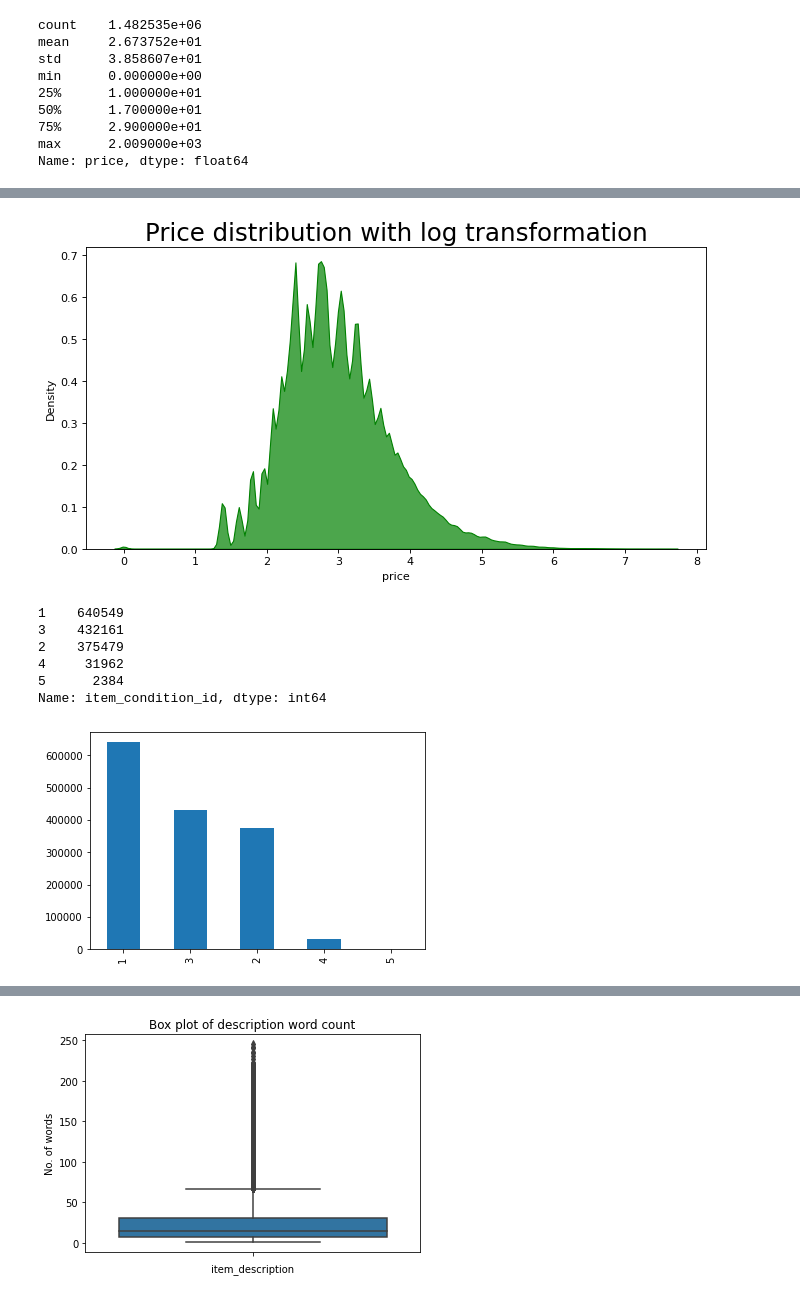
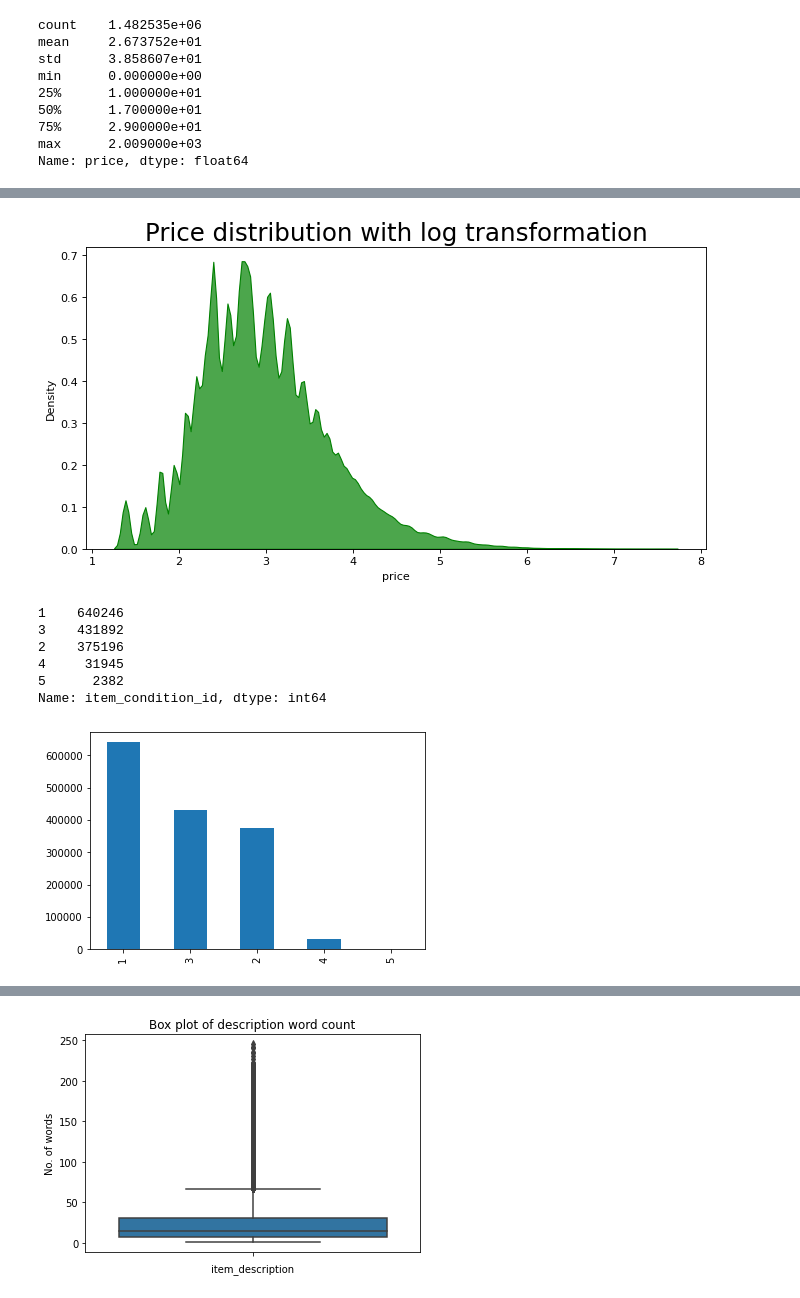
Before and after one commit to danielecaliari/AML, a Jupyter notebook: progetto_AML.ipynb, the cells around one changed output, grey strips where cells are left out. Drawn from its saved outputs; the diff is of its cells as text; code cells hidden in the pictures.

```diff
--- a/progetto_AML.ipynb
+++ b/progetto_AML.ipynb
@@ -185,13 +193,16 @@ plt.show()
 # %%
 # log transformation for the price
 def log_price(price):
     return np.log1p(price) #changes
 
 train['price'] = train['price'].apply(lambda x: log_price(x))
+target_label = train['price']
+train.drop('price', axis = 1, inplace = True)
+
 
 plt.figure(figsize=(10,5), dpi= 80)
-sns.kdeplot(train['price'], shade=True, color="g", alpha=.7)
+sns.kdeplot(target_label, shade=True, color="g", alpha=.7)
 plt.title('Price distribution with log transformation', fontsize=22)
 plt.show()
 # %% [output]
-[figure, old version]
+[figure, new version]
@@ -201,11 +214,11 @@ plt.show()
 print(train['item_condition_id'].value_counts())
 train['item_condition_id'].value_counts().plot(kind='bar');
 # %% [output]
-1    640549
-3    432161
-2    375479
-4     31962
-5      2384
+1    640246
+3    431892
+2    375196
+4     31945
+5      2382
 Name: item_condition_id, dtype: int64
 [figure]
 # %%
```
Also changed, not shown: parts of 23 cells of this notebook.
